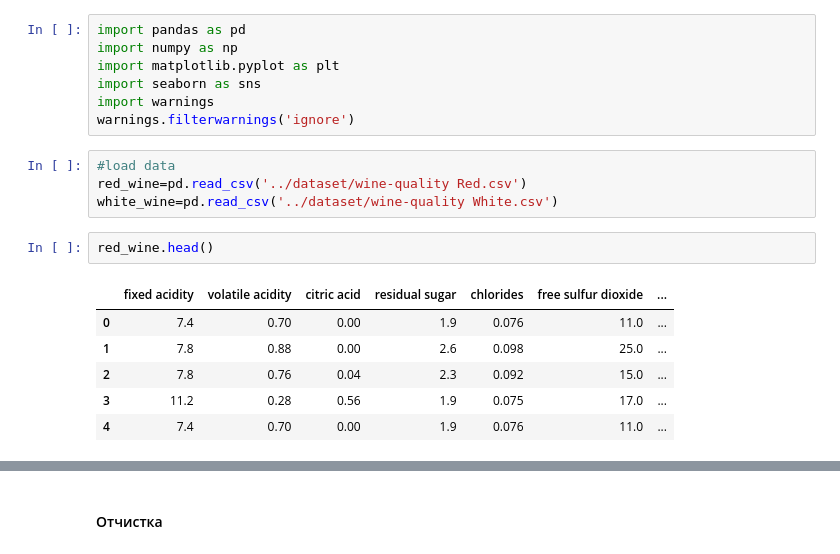
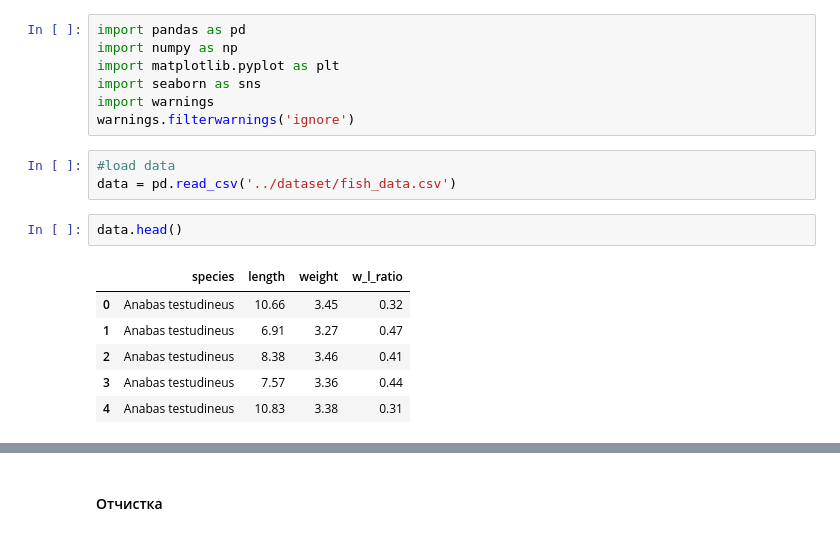
Before and after one commit to timohahaa/etu-machine-learning, a Jupyter notebook: assignment-3/Lab 3, 2375, Божко-Домбровский.ipynb, the cells around one changed output, grey strips where cells are left out. Saved outputs shown, nothing was run; the diff lists cells and outputs as text.

Commit message:
assignment 3 on new dataset

```diff
--- a/assignment-3/Lab 3, 2375, Божко-Домбровский.ipynb
+++ b/assignment-3/Lab 3, 2375, Божко-Домбровский.ipynb
@@ -36,14 +25,13 @@ import warnings
 warnings.filterwarnings('ignore')
 # %%
 #load data
-red_wine=pd.read_csv('../dataset/wine-quality Red.csv')
-white_wine=pd.read_csv('../dataset/wine-quality White.csv')
+data = pd.read_csv('../dataset/fish_data.csv')
 # %%
-red_wine.head()
+data.head()
 # %% [output]
-|  | fixed acidity | volatile acidity | citric acid | residual sugar | chlorides | free sulfur dioxide | ... |
-| 0 | 7.4 | 0.70 | 0.00 | 1.9 | 0.076 | 11.0 | ... |
-| 1 | 7.8 | 0.88 | 0.00 | 2.6 | 0.098 | 25.0 | ... |
-| 2 | 7.8 | 0.76 | 0.04 | 2.3 | 0.092 | 15.0 | ... |
-| 3 | 11.2 | 0.28 | 0.56 | 1.9 | 0.075 | 17.0 | ... |
-| 4 | 7.4 | 0.70 | 0.00 | 1.9 | 0.076 | 11.0 | ... |
+|  | species | length | weight | w_l_ratio |
+| 0 | Anabas testudineus | 10.66 | 3.45 | 0.32 |
+| 1 | Anabas testudineus | 6.91 | 3.27 | 0.47 |
+| 2 | Anabas testudineus | 8.38 | 3.46 | 0.41 |
+| 3 | Anabas testudineus | 7.57 | 3.36 | 0.44 |
+| 4 | Anabas testudineus | 10.83 | 3.38 | 0.31 |
```
Also changed, not shown: parts of 48 cells of this notebook, 1 other file.
